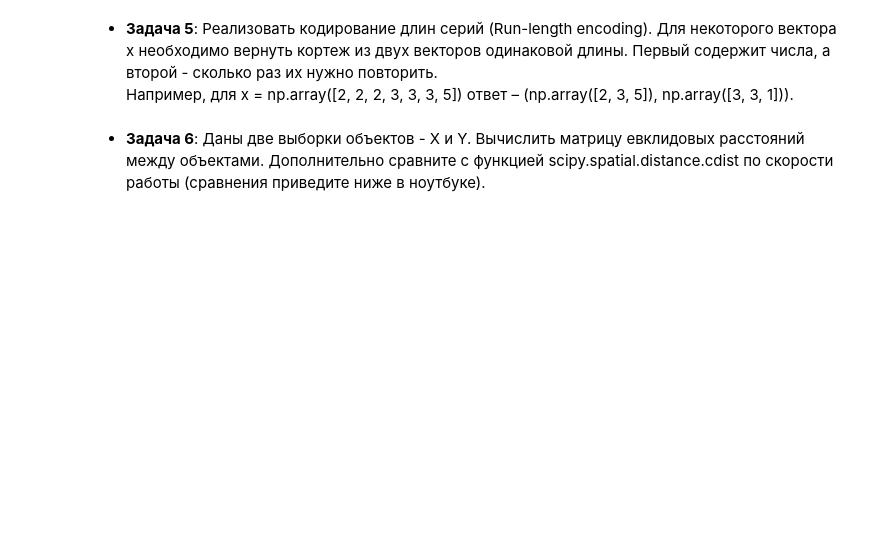
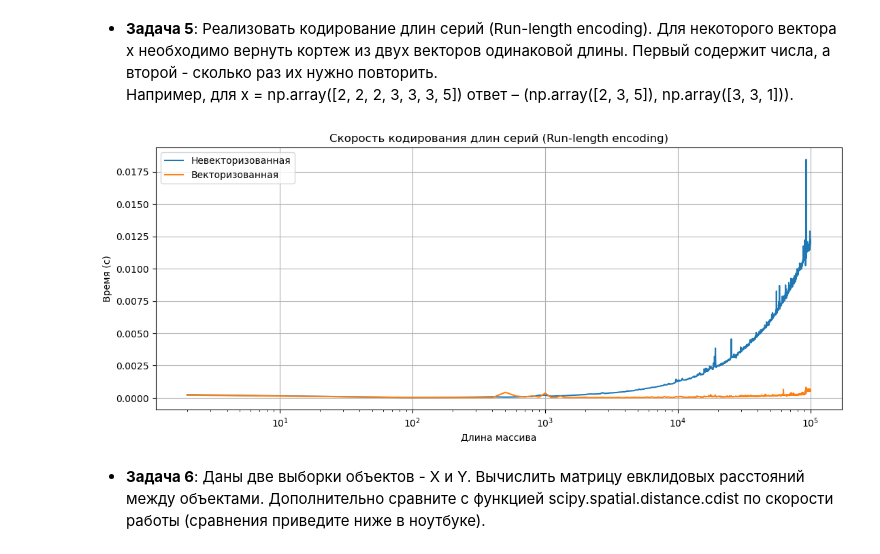
Before and after one commit to Lordbone-Amir/task, a Jupyter notebook: task1_numpy_practive.ipynb, the cells around one changed output. Drawn from its saved outputs; the diff is of its cells as text; code cells hidden in the pictures; blank space fills up the shorter version.

```diff
--- a/task1_numpy_practive.ipynb
+++ b/task1_numpy_practive.ipynb
@@ -258,3 +282,71 @@ draw_graph(data_size,time_non_vectorized,time_vectorized,u"Скорость на
+# %%
+import matplotlib.pyplot as plt
+import numpy as np
+import time
+import sys
+import random
+
+def generate_2list(n):
+    ls = []
+    for i in range(n):
+        ls.append(random.randint(1,100))
+    return ls
+
+def rle_encode_numpy(x):
+    # Находим позиции, где элементы меняются
+    changes = np.where(x[:-1] != x[1:])[0] + 1
+    # Добавляем начало и конец
+    indices = np.concatenate(([0], changes, [len(x)]))
+    # Вычисляем значения и длины серий
+    values = x[indices[:-1]]
+    lengths = np.diff(indices)
+    return values, lengths
+def rle_encode(x):
+    values = []
+    lengths = []
+    for i in range(len(x)):
+        if len(values) > 0 and values[-1] == x[i]:
+            lengths[-1] += 1
+        else:
+            values.append(x[i])
+            lengths.append(1)
+    return values, lengths
+def draw_graph(data_size,time_non_vectorized,time_vectorized , name):
+    f, ax2 = plt.subplots(1, 1, figsize=(13, 5))
+    ax2.plot(data_size, time_non_vectorized, label=u"Невекторизованная")
+    ax2.plot(data_size, time_vectorized, label=u"Векторизованная")
+    ax2.set_title(name)
+    ax2.set_xscale("log", base=10)
+    ax2.set_xlabel(u"Длина массива")
+    ax2.set_ylabel(u"Время (с)")
+    ax2.grid()
+    ax2.legend()
+    plt.show()
+
+n = 2
+data_size = []
+time_non_vectorized = []
+time_vectorized = []
+COUNT = 1
+while(n < 100000):
+    data_size.append(n)
+    time_non_vectorized.append(0)
+    time_vectorized.append(0)
+    for i in range(0,COUNT):
+        arr = generate_list(n)
+        start = time.time()
+        val1 = rle_encode(arr)
+        time_non_vectorized[-1] += time.time() - start
+        arr = np.array(arr)
+        start = time.time()
+        val2 = rle_encode_numpy(arr)
+        time_vectorized[-1] += time.time() - start
+    time_vectorized[-1] /= COUNT
+    time_non_vectorized[-1] /=COUNT
+    n += 100
+draw_graph(data_size,time_non_vectorized,time_vectorized,u"Скорость кодирования длин серий (Run-length encoding)")
+# %% [output]
+[figure, added]
 # %% [markdown]
 
 
```
Also changed, not shown: parts of 7 cells of this notebook, 1 other file.
